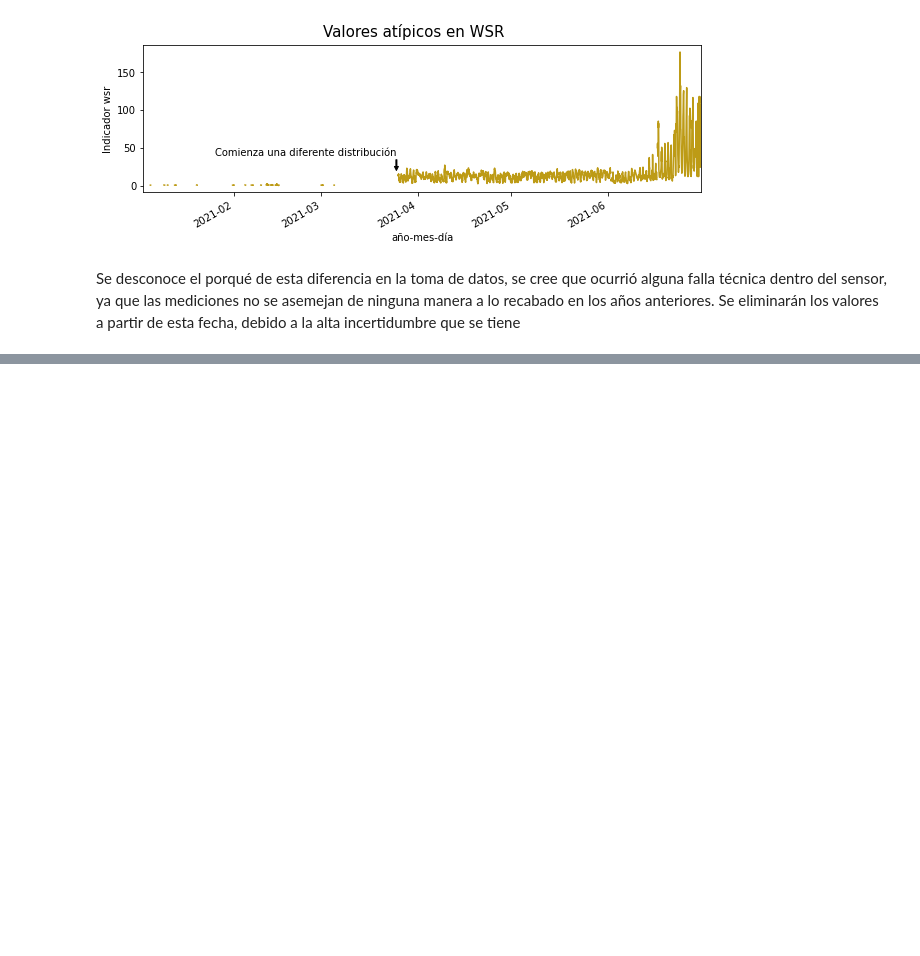
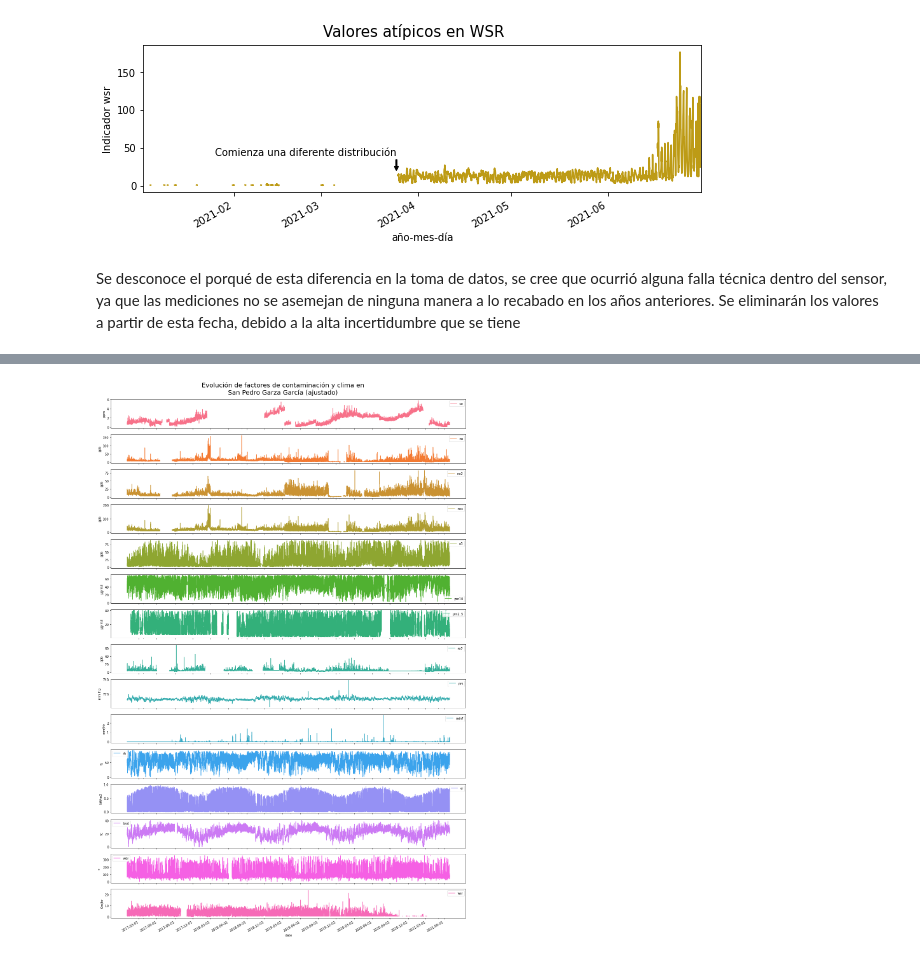
Before and after one commit to kmontocam/MA2003B, a Jupyter notebook: analysis.ipynb, the cells around one changed output, grey strips where cells are left out. Saved outputs shown, nothing was run; the diff lists cells and outputs as text; code cells hidden in the pictures; blank space fills up the shorter version.

```diff
--- a/analysis.ipynb
+++ b/analysis.ipynb
@@ -296,0 +325,39 @@ df = df.apply(lambda row: row.where(row < limits, np.nan), axis=1)
+# %%
+centro = centro.apply(lambda row: row.where(row < limits, np.nan), axis=1)
+# %%
+sp = (
+    # Temporary code
+    df
+    .pipe(janitor.fill_empty, column_names='pm2_5', value=centro[centro.index < '2018-07-13'].pm2_5) # Replacement with centro
+    .pipe(janitor.fill_empty, column_names='no', value=centro[(centro.index > '2020-02-05') & (centro.index < '2020-07-7')].no) # same
+    .pipe(janitor.fill_empty, column_names='no2', value=centro[(centro.index > '2020-02-05') & (centro.index < '2020-07-7')].no2) # same
+    .pipe(janitor.fill_empty, column_names='nox', value=centro[(centro.index > '2020-02-05') & (centro.index < '2020-07-7')].nox) # same
+    .pipe(janitor.fill_empty, column_names='rainf', value=0) # it was not raining
+    .pipe(janitor.fill_empty, column_names='o3', value=df.o3.rolling(250, min_periods=1).mean()) # Effective in a sense
+    .pipe(janitor.fill_empty, column_names='pm10', value=df.pm10.rolling(250, min_periods=1).mean()) # Effective in a sense
+    #.interpolate(method='time')
+    #.pipe(janitor.fill_empty, colum_names='wdr', value=)
+    #.pipe(janitor.fill_empty, colum_names='wdr', value=)
+)
+# %%
+palette = sns.husl_palette(n_colors=15)
+
+kwargs = {'subplots': True,
+          'figsize': (20, 30),
+          'sharex': True,
+          'xticks': pd.date_range(df.index.min(), df.index.max(), freq='Q').strftime("%Y-%b").tolist(),
+          'colormap': ListedColormap(palette.as_hex())
+          }
+
+axes = sp.plot(**kwargs)
+
+for ax in axes:
+    factor = ax.get_legend().get_texts()[0]._text
+    ax.set_ylabel(measurement_units[factor])
+
+fig = axes[0].get_figure()  # All Axes contain the 15 subplots as figure
+_ = fig.suptitle(
+    'Evolución de factores de contaminación y clima en\nSan Pedro Garza García (ajustado)', fontsize=20)
+fig.subplots_adjust(top=0.955)
+# %% [output]
+[figure, added]
```
Also changed, not shown: parts of 6 cells of this notebook.
